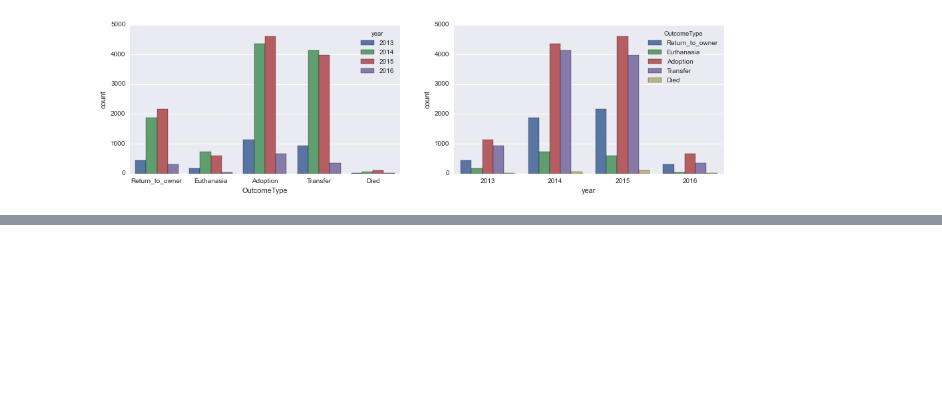
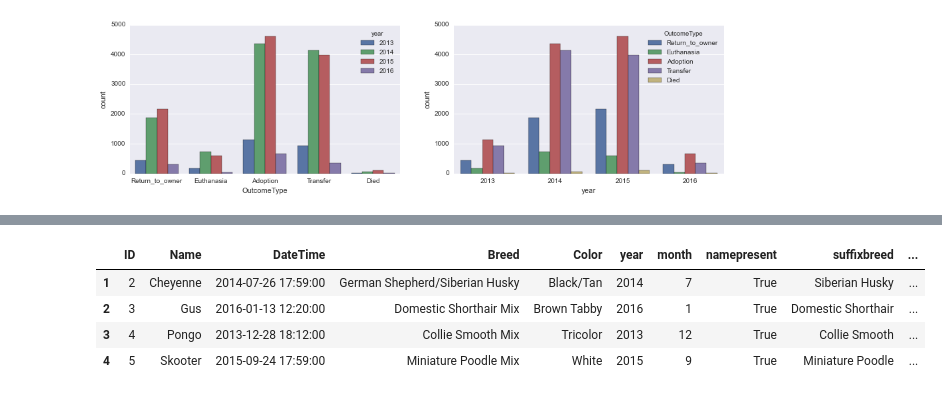
Before and after one commit to abhishek-ch/evolveML, a Jupyter notebook: kaggle/shelteranimaloutcomes/shelteranimal_exploratory_analysis.ipynb, the cells around one changed output, grey strips where cells are left out. Saved outputs shown, nothing was run; the diff lists cells and outputs as text; code cells hidden in the pictures; blank space fills up the shorter version.

```diff
--- a/kaggle/shelteranimaloutcomes/shelteranimal_exploratory_analysis.ipynb
+++ b/kaggle/shelteranimaloutcomes/shelteranimal_exploratory_analysis.ipynb
@@ -257,0 +248,25 @@ animals
+# %%
+def convert_to_numeric(df):
+    for col in ['OutcomeType','OutcomeSubtype','AnimalType','SexuponOutcome','Sex','Neutered','prefixbreed']:
+        if col in df.columns:
+            _col = "_%s" % (col)
+            values = df[col].unique()
+            _values = dict(zip(values,range(len(values))))
+            df[_col] = df[col].map(_values).astype(int)
+            df = df.drop(col,axis = 1)
+    return df
+
+train_df = convert_to_numeric(animals)
+train_df[1:10]
+# train_df.columns.values
+# print(train_df.info)
+
+test_df = convert_to_numeric(animalstest)
+# %%
+test_df[1:5]
+# %% [output]
+|  | ID | Name | DateTime | Breed | Color | year | month | namepresent | suffixbreed | ... |
+| 1 | 2 | Cheyenne | 2014-07-26 17:59:00 | German Shepherd/Siberian Husky | Black/Tan | 2014 | 7 | True | Siberian Husky | ... |
+| 2 | 3 | Gus | 2016-01-13 12:20:00 | Domestic Shorthair Mix | Brown Tabby | 2016 | 1 | True | Domestic Shorthair | ... |
+| 3 | 4 | Pongo | 2013-12-28 18:12:00 | Collie Smooth Mix | Tricolor | 2013 | 12 | True | Collie Smooth | ... |
+| 4 | 5 | Skooter | 2015-09-24 17:59:00 | Miniature Poodle Mix | White | 2015 | 9 | True | Miniature Poodle | ... |
```
Also changed, not shown: parts of 20 cells of this notebook, 1 other file.
